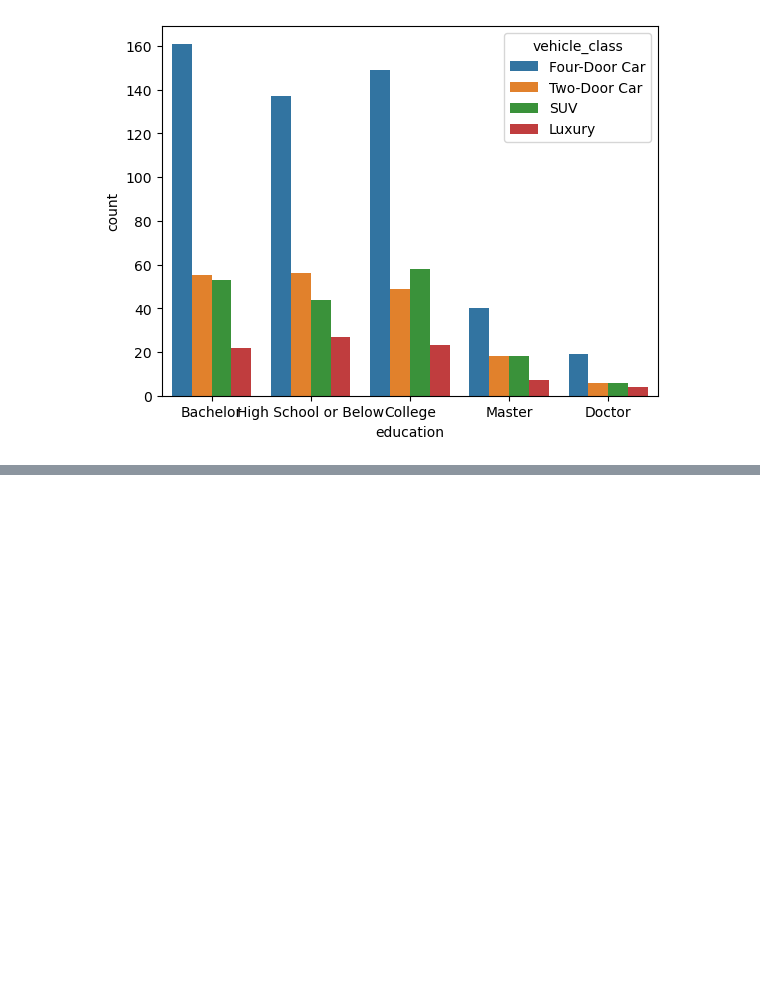
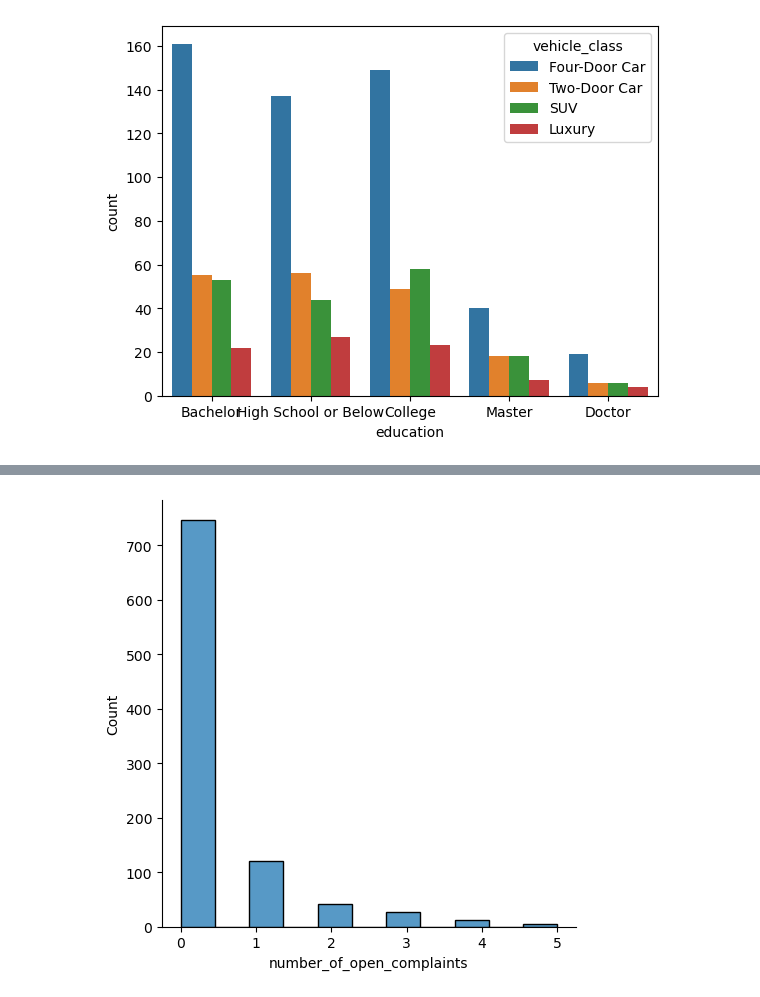
Before and after one commit to SuperAmy99/lab-dw-data-cleaning-and-formatting, a Jupyter notebook: lab-dw-data-cleaning-and-formatting.ipynb, the cells around one changed output, grey strips where cells are left out. Drawn from its saved outputs; the diff is of its cells as text; code cells hidden in the pictures; blank space fills up the shorter version.

```diff
--- a/lab-dw-data-cleaning-and-formatting.ipynb
+++ b/lab-dw-data-cleaning-and-formatting.ipynb
@@ -295,0 +381,6 @@ plt.show()
+# %%
+sns.displot(n_df_num[n_df_num.columns[3]])
+plt.show()
+# not a normal distribution
+# %% [output]
+[figure, added]
```
Also changed, not shown: parts of 18 cells of this notebook.
